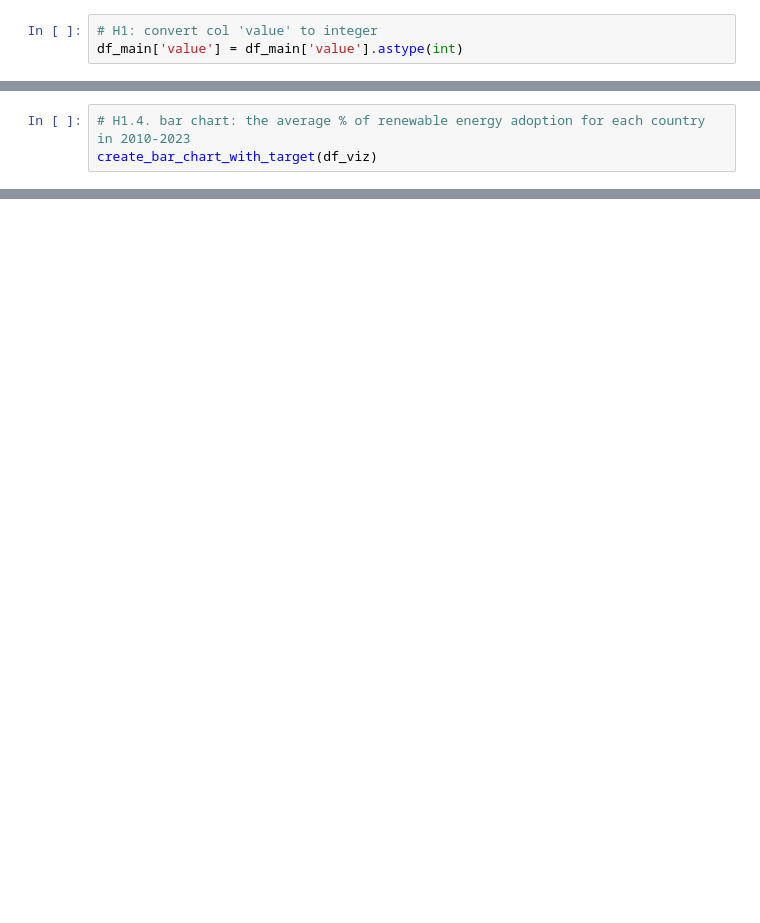
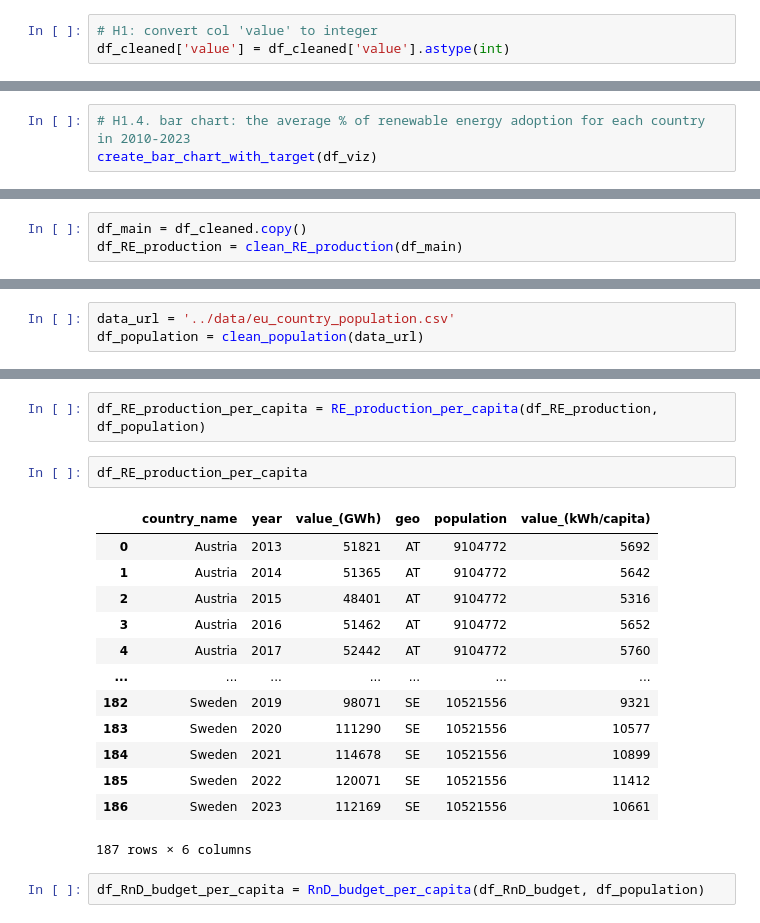
Before and after one commit to NGravereaux/portfolio-project-renewable-evergy-analysis, a Jupyter notebook: script/main.ipynb, the cells around one changed output, grey strips where cells are left out. Saved outputs shown, nothing was run; the diff lists cells and outputs as text; blank space fills up the shorter version.

```diff
--- a/script/main_h1.ipynb
+++ b/script/main.ipynb
@@ -254,3 +247,3 @@ df_main
 # %%
 # H1: convert col 'value' to integer
-df_main['value'] = df_main['value'].astype(int)
+df_cleaned['value'] = df_cleaned['value'].astype(int)
@@ -525,0 +605,3 @@ create_bar_chart_with_target(df_viz)
+# %%
+df_main = df_cleaned.copy()
+df_RE_production = clean_RE_production(df_main)
@@ -525,0 +643,3 @@ create_bar_chart_with_target(df_viz)
+# %%
+data_url = '../data/eu_country_population.csv'
+df_population = clean_population(data_url)
@@ -525,0 +666,20 @@ create_bar_chart_with_target(df_viz)
+# %%
+df_RE_production_per_capita = RE_production_per_capita(df_RE_production, df_population)
+# %%
+df_RE_production_per_capita
+# %% [output]
+|  | country_name | year | value_(GWh) | geo | population | value_(kWh/capita) |
+| 0 | Austria | 2013 | 51821 | AT | 9104772 | 5692 |
+| 1 | Austria | 2014 | 51365 | AT | 9104772 | 5642 |
+| 2 | Austria | 2015 | 48401 | AT | 9104772 | 5316 |
+| 3 | Austria | 2016 | 51462 | AT | 9104772 | 5652 |
+| 4 | Austria | 2017 | 52442 | AT | 9104772 | 5760 |
+| ... | ... | ... | ... | ... | ... | ... |
+| 182 | Sweden | 2019 | 98071 | SE | 10521556 | 9321 |
+| 183 | Sweden | 2020 | 111290 | SE | 10521556 | 10577 |
+| 184 | Sweden | 2021 | 114678 | SE | 10521556 | 10899 |
+| 185 | Sweden | 2022 | 120071 | SE | 10521556 | 11412 |
+| 186 | Sweden | 2023 | 112169 | SE | 10521556 | 10661 |
+187 rows × 6 columns
+# %%
+df_RnD_budget_per_capita = RnD_budget_per_capita(df_RnD_budget, df_population)
```
Also changed, not shown: parts of 51 cells of this notebook, 6 other files.
